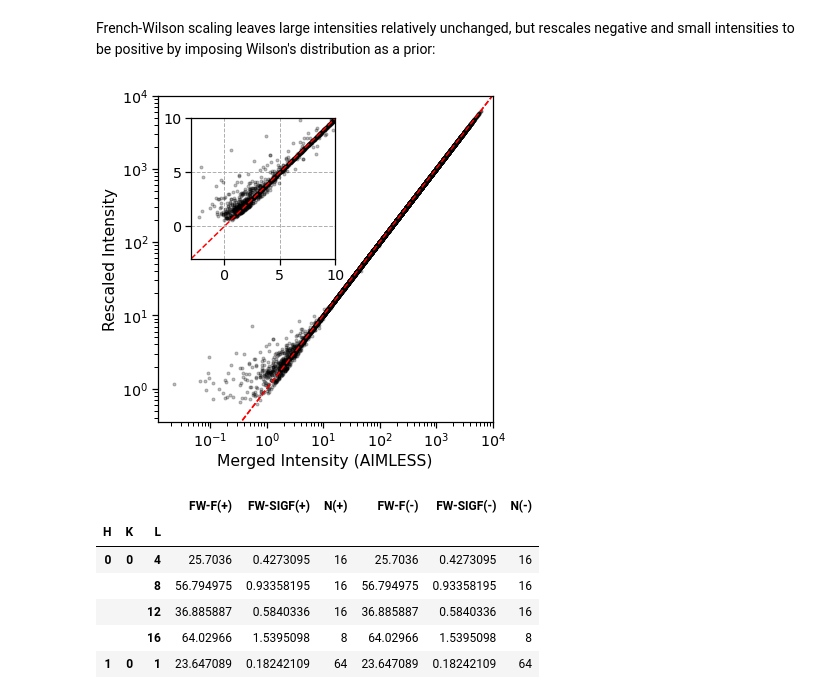
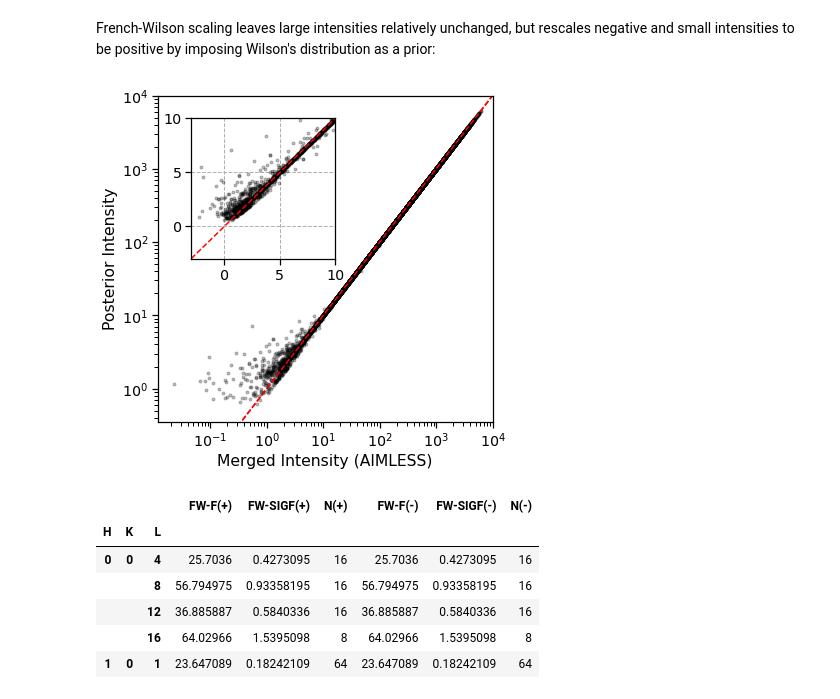
Before and after one commit to rs-station/reciprocalspaceship, a Jupyter notebook: docs/examples/4_anomalousmap.ipynb, the cells around one changed output. Saved outputs shown, nothing was run; the diff lists cells and outputs as text; code cells hidden in the pictures.

```diff
--- a/docs/examples/4_anomalousmap.ipynb
+++ b/docs/examples/4_anomalousmap.ipynb
@@ -85,28 +85,28 @@ French-Wilson scaling leaves large intensities relatively unchanged, but rescale
 # %%
 x = np.linspace(-3, 10000, 2)
 plt.figure(figsize=(6, 6))
 ax = plt.gca()
 plt.plot(x, x, '--r', scalex=False, scaley=True)
-plt.plot(scaled["I"], scaled["FW-I"], "k.", alpha=0.25)
+plt.plot(scaled["I"].to_numpy(), scaled["FW-I"].to_numpy(), "k.", alpha=0.25)
 plt.plot(plt.xlim(), plt.xlim(), '--r', scalex=False, scaley=True)
 plt.xlabel("Merged Intensity (AIMLESS)")
-plt.ylabel("Rescaled Intensity")
+plt.ylabel("Posterior Intensity")
 plt.xscale("log")
 plt.yscale("log")
 plt.xlim(right=1e4)
 plt.ylim(top=1e4)
 
 # Inset
 axins = ax.inset_axes([0.1, 0.5, 0.43, 0.43])
-axins.plot(scaled["I"], scaled["FW-I"], "k.", alpha=0.25)
+axins.plot(scaled["I"].to_numpy(), scaled["FW-I"].to_numpy(), "k.", alpha=0.25)
 axins.plot(x, x, '--r')
 axins.set_xlim(-3, 10)
 axins.set_ylim(-3, 10)
 axins.grid(linestyle="--")
 
 plt.show()
 # %% [output]
-[figure, old version]
+[figure, new version]
 # %%
 # Remove extra columns
 scaled = scaled[["FW-F", "FW-SIGF", "N"]]
```
Also changed, not shown: parts of 2 cells of this notebook, 10 other files.
